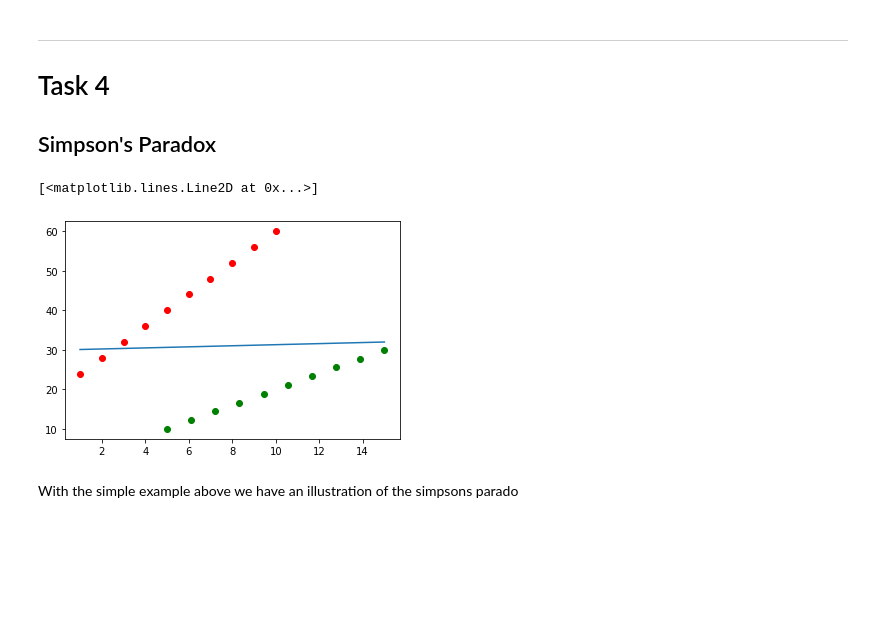
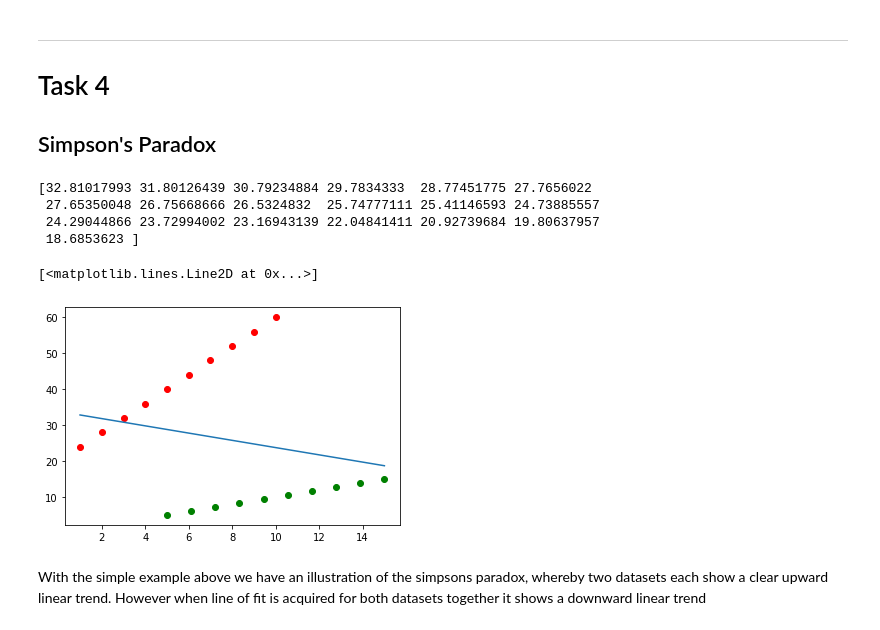
Before and after one commit to itskeithstudent/Fundamentals-Of-Data-Analysis-52446-Tasks, a Jupyter notebook: Tasks.ipynb, the cells around one changed output. Cells and saved outputs as stored; diff of their text form; code cells hidden in the pictures; blank space fills up the shorter version.

Commit message:
Replace polyfit example from stackoverflow with example from lectures, add x3 and y3 data with randomisation and a simple overlay plot

```diff
--- a/Tasks.ipynb
+++ b/Tasks.ipynb
@@ -370,12 +370,14 @@ sns.distplot(heads_list, color='orange');
 # Task 4
 ## Simpson's Paradox
 # %%
+import matplotlib.pyplot as plt
+import numpy as np
 #x1 goes from 0 to 10 in 10 steps
 x1 = np.linspace(1,10, 10)
 y1 = 4*x1+20
 #x2 goes from 5 to 15 in 10 steps
 x2 = np.linspace(5,15,10)
-y2 = 2*x2
+y2 = 1*x2
 # %%
 #in an effort to create a single combined dataset in order to show the line of fit for x1 and x2 and y1 and y2
 x1x2 = np.concatenate((x1,x2), axis=None)
@@ -383,11 +385,15 @@ y1y2 = np.concatenate((y1,y2), axis=None)
 # %%
 plt.scatter(x1,y1, color='r')
 plt.scatter(x2,y2, color='g')
-
-plt.plot(np.unique(x1x2), np.poly1d(np.polyfit(x1x2, y1y2, 1))(np.unique(x1x2))) #found this line from stack overflow for simple line of fit
-#https://stackoverflow.com/questions/19068862/how-to-overplot-a-line-on-a-scatter-plot-in-python/19069001#19069001
+print(np.poly1d(np.polyfit(x1x2, y1y2, 1))(np.unique(x1x2)))
+a,b = np.polyfit(x1x2,y1y2,1) #as shown by Ian in video on 'Fitting Lines'
+plt.plot(np.unique(x1x2), a*np.unique(x1x2)+b)
 # %% [output]
-[<matplotlib.lines.Line2D at 0x...>]
+[32.81017993 31.80126439 30.79234884 29.7834333  28.77451775 27.7656022
+ 27.65350048 26.75668666 26.5324832  25.74777111 25.41146593 24.73885557
+ 24.29044866 23.72994002 23.16943139 22.04841411 20.92739684 19.80637957
+ 18.6853623 ]
+[<matplotlib.lines.Line2D at 0x...>]
-[figure, old version]
+[figure, new version]
 # %% [markdown]
-With the simple example above we have an illustration of the simpsons parado
+With the simple example above we have an illustration of the simpsons paradox, whereby two datasets each show a clear upward linear trend. However when line of fit is acquired for both datasets together it shows a downward linear trend
```
Also changed, not shown: parts of 2 cells of this notebook.
